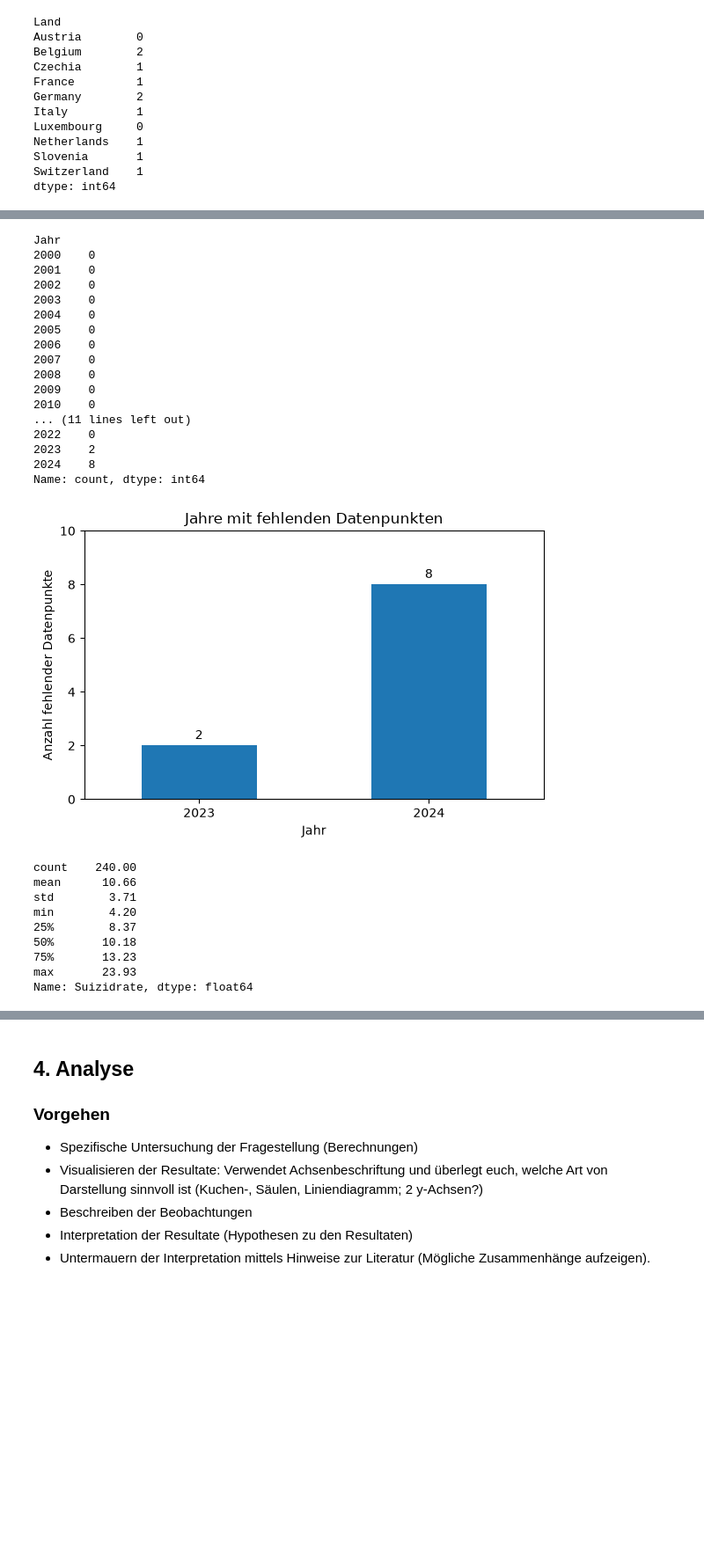
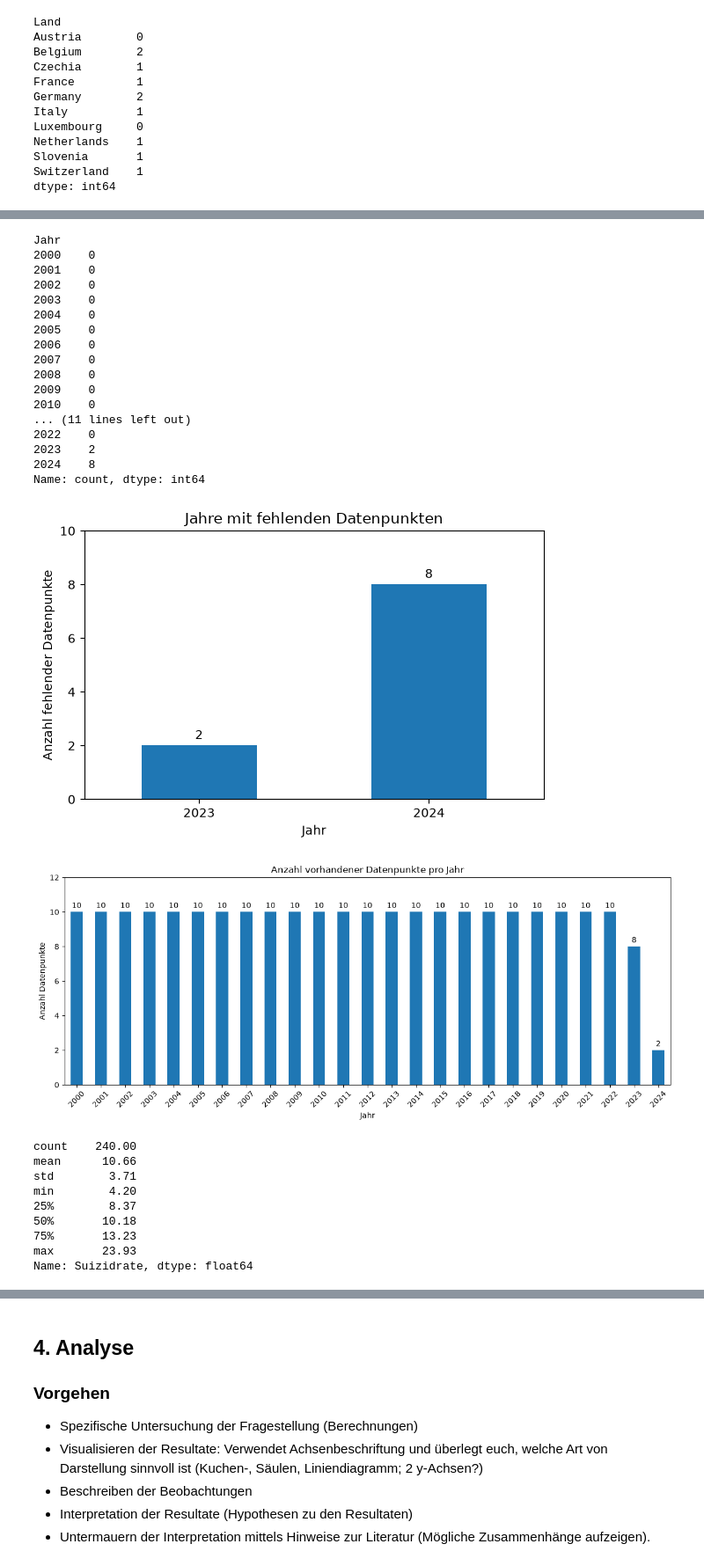
Before and after one commit to LeoniRieser/global-suicide-rate-analysis, a Jupyter notebook: Leistungsnachweis.ipynb, the cells around one changed output, grey strips where cells are left out. Shown at 88% size. Cells and saved outputs as stored; diff of their text form; code cells hidden in the pictures; blank space fills up the shorter version.

```diff
--- a/Leistungsnachweis.ipynb
+++ b/Leistungsnachweis.ipynb
@@ -254,33 +255,38 @@ display(df.count())
 
 # Datenvollständigkeit in Prozent
 erwartete_datenpunkte = df["Land"].nunique() * 25
+datenvollständigkeit = len(df) / erwartete_datenpunkte * 100
 
-datenvollstaendigkeit = len(df) / erwartete_datenpunkte * 100
-
-print(datenvollstaendigkeit, "%")
+print("Datenvollständigkeit:", datenvollständigkeit, "%")
 
 # Säulendiagramm: Anzahl Datenpunkte pro Land
-ax = df["Land"].value_counts().plot(kind="bar", figsize=(10, 5))
+ax = df["Land"].value_counts().plot(
+    kind="bar",
+    figsize=(10, 5),
+    title="Anzahl Datenpunkte pro Land",
+    xlabel="Land",
+    ylabel="Anzahl Datenpunkte",
+    rot=45,
+    ylim=(0, 28)
+)
 
 ax.bar_label(ax.containers[0], padding=3)
 
-plt.title("Anzahl Datenpunkte pro Land")
-plt.xlabel("Land")
-plt.ylabel("Anzahl Datenpunkte")
-plt.xticks(rotation=45)
-plt.ylim(0, 28)
 plt.tight_layout()
 plt.show()
+
 
 # Anzahl vorhandener Datenpunkte pro Jahr
 daten_pro_jahr = df["Jahr"].value_counts().sort_index()
 
 display(daten_pro_jahr)
 
+
 # Anzahl fehlender Datenpunkte pro Jahr
 fehlende_daten = 10 - daten_pro_jahr
 
 display(fehlende_daten)
+
 
 # Säulendiagramm: Jahre mit fehlenden Datenpunkten
 ax = fehlende_daten[fehlende_daten > 0].plot(
@@ -299,8 +305,26 @@ plt.tight_layout()
 plt.show()
 
 
+# Säulendiagramm: Anzahl vorhandener Datenpunkte pro Jahr
+ax = daten_pro_jahr.plot(
+    kind="bar",
+    figsize=(12, 5),
+    title="Anzahl vorhandener Datenpunkte pro Jahr",
+    xlabel="Jahr",
+    ylabel="Anzahl Datenpunkte",
+    rot=45,
+    ylim=(0, 12)
+)
+
+ax.bar_label(ax.containers[0], padding=3)
+
+plt.tight_layout()
+plt.show()
+
+
 # Deskriptive Statistik der Suizidrate
 display(df["Suizidrate"].describe().round(2))
+
 
 # Histogramm: Verteilung der Suizidraten
 df["Suizidrate"].plot(
@@ -316,16 +340,26 @@ df["Suizidrate"].plot(
 plt.tight_layout()
 plt.show()
 
-# Boxplot: Verteilung der zehn Suizidraten
-df["Suizidrate"].plot(kind="box", vert=False, figsize=(8, 4))
+
+# Boxplot: Verteilung der Suizidraten
+df["Suizidrate"].plot(
+    kind="box",
+    vert=False,
+    figsize=(8, 4)
+)
 
 plt.title("Boxplot der Suizidraten")
 plt.xlabel("Suizidrate pro 100'000 Einwohner")
 plt.tight_layout()
 plt.show()
 
+
 # Boxplot: Verteilung der Suizidraten pro Land
-df.boxplot(column="Suizidrate", by="Land", figsize=(12, 6))
+df.boxplot(
+    column="Suizidrate",
+    by="Land",
+    figsize=(12, 6)
+)
 
 plt.suptitle("")
 plt.title("Verteilung der Suizidraten pro Land")
@@ -335,21 +369,6 @@ plt.xticks(rotation=45)
 plt.tight_layout()
 plt.show()
 
-# Säulendiagramm: Jahre mit fehlenden Datenpunkten
-ax = fehlende_daten[fehlende_daten > 0].plot(
-    kind="bar",
-    figsize=(6, 4),
-    title="Jahre mit fehlenden Datenpunkten",
-    xlabel="Jahr",
-    ylabel="Anzahl fehlender Datenpunkte",
-    rot=0,
-    ylim=(0, 10)
-)
-
-ax.bar_label(ax.containers[0], padding=3)
-
-plt.tight_layout()
-plt.show()
 
 # Streuungsdiagramm: Zusammenhang zwischen Jahr und Suizidrate
 fig, ax = plt.subplots(figsize=(12, 6))
@@ -376,8 +395,6 @@ plt.show()
 # Korrelationsmatrix berechnen
 korrelation = df[["Jahr", "Suizidrate"]].corr()
 
-display(korrelation)
-
 # Korrelationsmatrix farblich darstellen
 display(korrelation.style.background_gradient(
     cmap="coolwarm",
@@ -429,33 +446,34 @@ Jahr
 2004    10
 2005    10
 2006    10
 2007    10
 2008    10
 2009    10
 2010    10
 ... (11 lines left out)
 2022    10
 2023     8
 2024     2
 Name: count, dtype: int64
 Jahr
 2000    0
 2001    0
 2002    0
 2003    0
 2004    0
 2005    0
 2006    0
 2007    0
 2008    0
 2009    0
 2010    0
 ... (11 lines left out)
 2022    0
 2023    2
 2024    8
 Name: count, dtype: int64
 [figure]
+[figure, new version]
 count    240.00
 mean      10.66
 std        3.71
```
Also changed, not shown: parts of 2 cells of this notebook.
